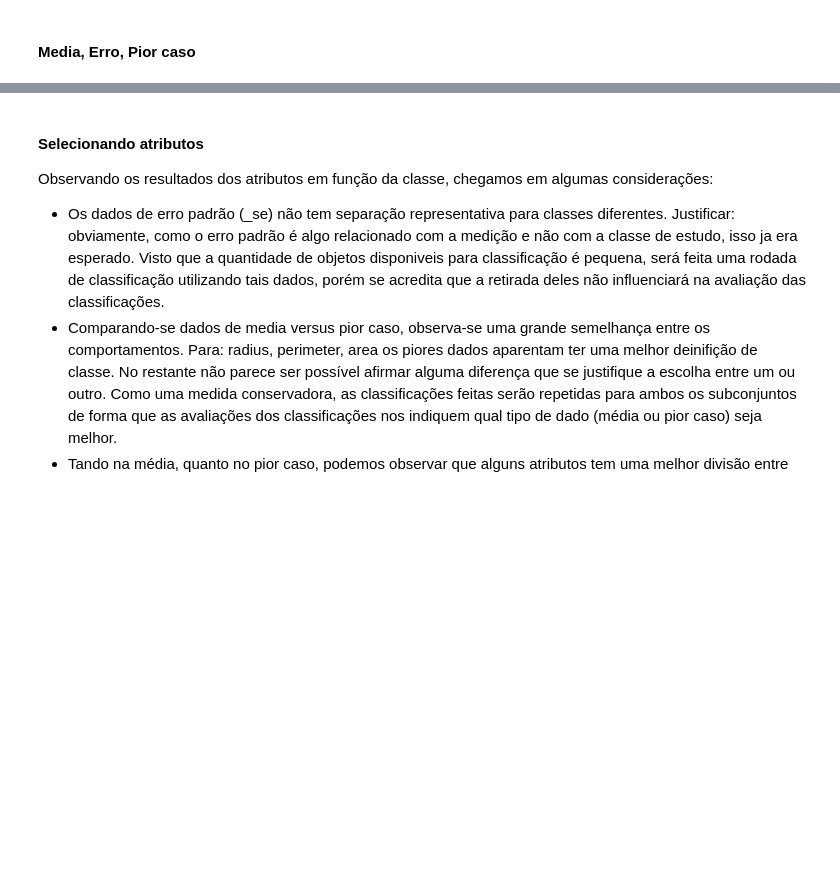
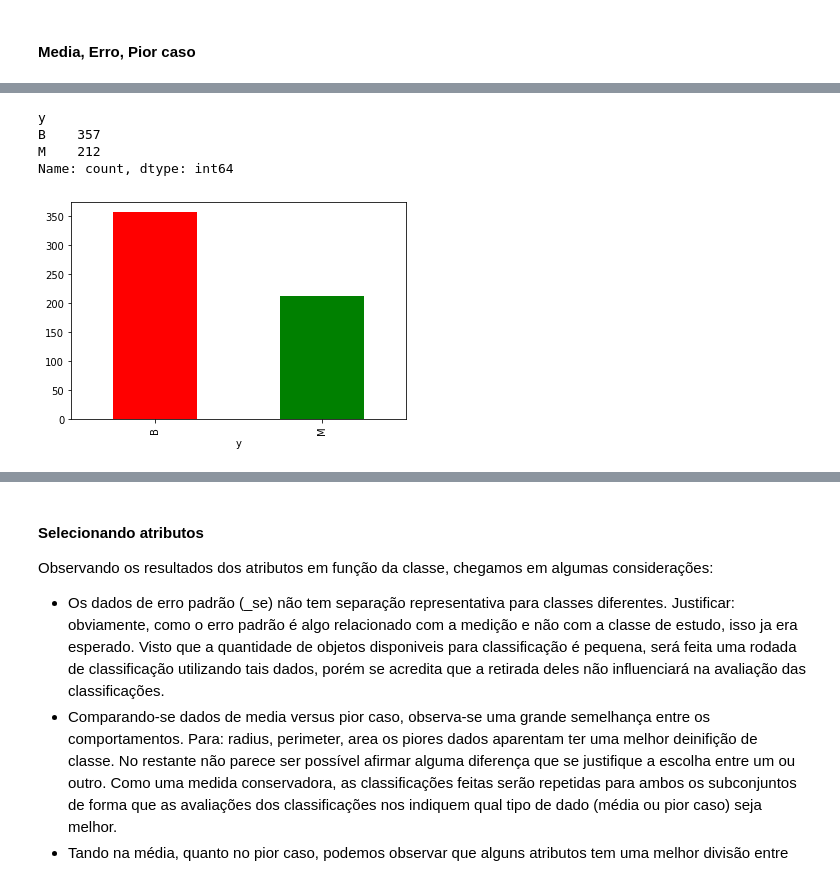
Before and after one commit to carlospcneto/AM-2023-1, a Jupyter notebook: Trabalho1.ipynb, the cells around one changed output, grey strips where cells are left out. Drawn from its saved outputs; the diff is of its cells as text; code cells hidden in the pictures; blank space fills up the shorter version.

```diff
--- a/Trabalho1.ipynb
+++ b/Trabalho1.ipynb
@@ -227,0 +207,10 @@ for tipo in [attributes_col_mean, attributes_col_se, attributes_col_worst]:
+# %%
+df['y'].value_counts().plot(kind='bar', color= ['red','green'])
+print(df['y'].value_counts())
+plt.show()
+# %% [output]
+y
+B    357
+M    212
+Name: count, dtype: int64
+[figure, added]
```
Also changed, not shown: parts of 20 cells of this notebook.
